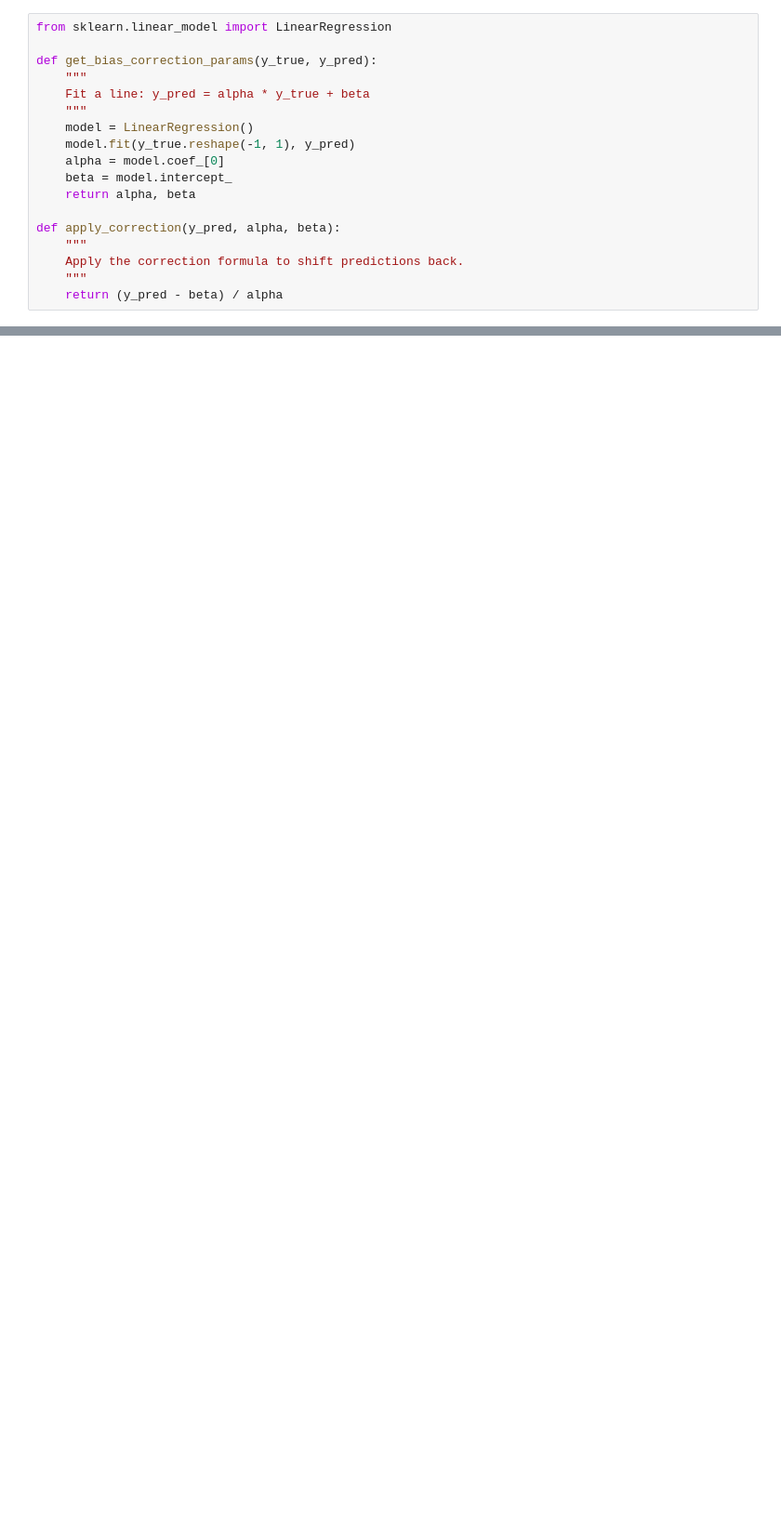
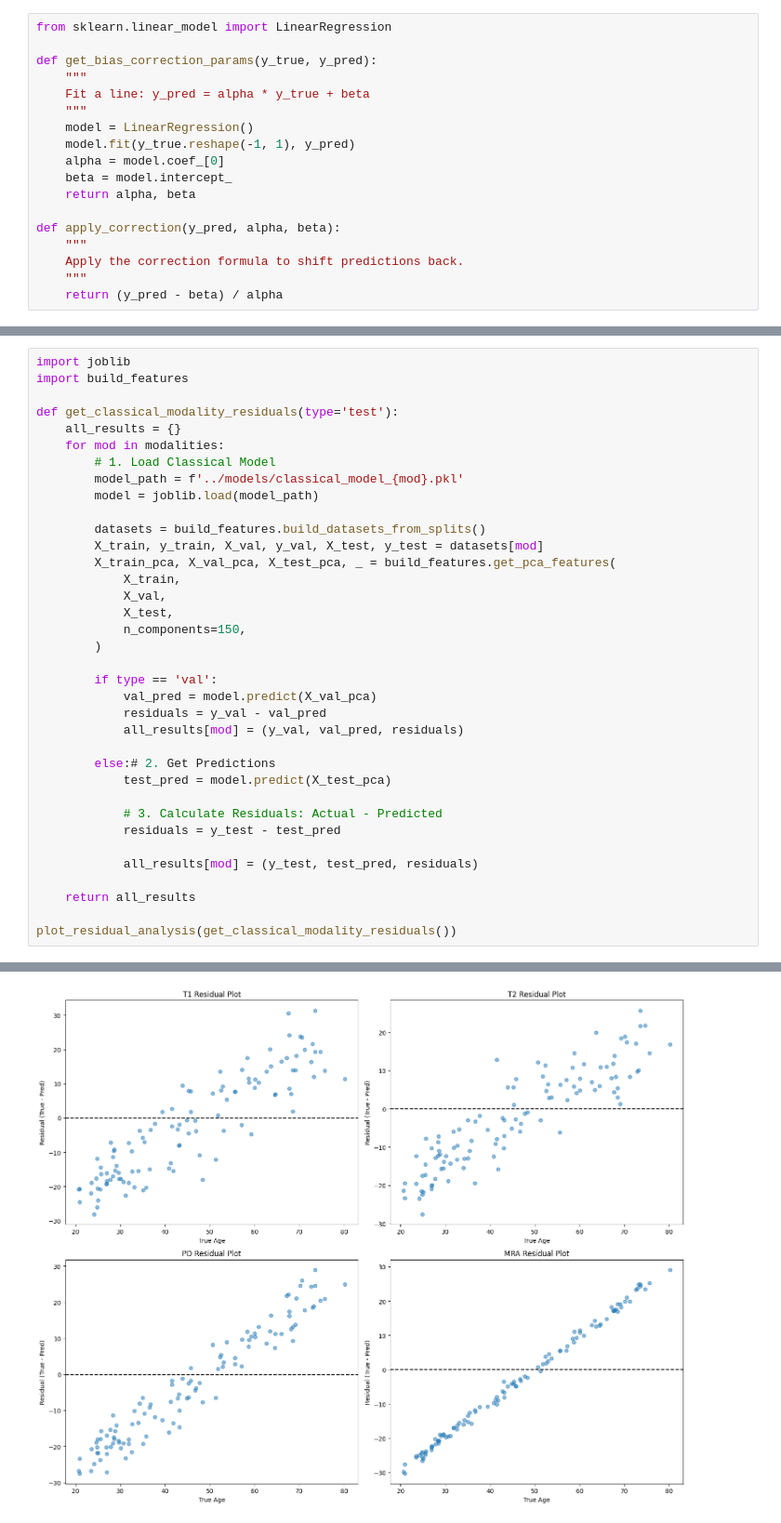
Before and after one commit to SophiaYifei/brain-age-mri-predictor, a Jupyter notebook: notebooks/explore_results.ipynb, the cells around one changed output, grey strips where cells are left out. Shown at 93% size. Saved outputs shown, nothing was run; the diff lists cells and outputs as text; blank space fills up the shorter version.

```diff
--- a/notebooks/explore_results.ipynb
+++ b/notebooks/explore_results.ipynb
@@ -152,0 +156,37 @@ Corrected MAE: 35.22
+# %%
+import joblib
+import build_features
+
+def get_classical_modality_residuals(type='test'):
+    all_results = {}
+    for mod in modalities:
+        # 1. Load Classical Model
+        model_path = f'../models/classical_model_{mod}.pkl'
+        model = joblib.load(model_path)
+
+        datasets = build_features.build_datasets_from_splits()
+        X_train, y_train, X_val, y_val, X_test, y_test = datasets[mod]
+        X_train_pca, X_val_pca, X_test_pca, _ = build_features.get_pca_features(
+            X_train,
+            X_val,
+            X_test,
+            n_components=150,
+        )
+
+        if type == 'val':
+            val_pred = model.predict(X_val_pca)
+            residuals = y_val - val_pred
+            all_results[mod] = (y_val, val_pred, residuals)
+
+        else:# 2. Get Predictions
+            test_pred = model.predict(X_test_pca)
+
+            # 3. Calculate Residuals: Actual - Predicted
+            residuals = y_test - test_pred
+
+            all_results[mod] = (y_test, test_pred, residuals)
+
+    return all_results
+
+plot_residual_analysis(get_classical_modality_residuals())
+# %% [output]
@@ -152,0 +201 @@ Corrected MAE: 35.22
+[figure, added]
```
Also changed, not shown: parts of 8 cells of this notebook, 32 other files.
